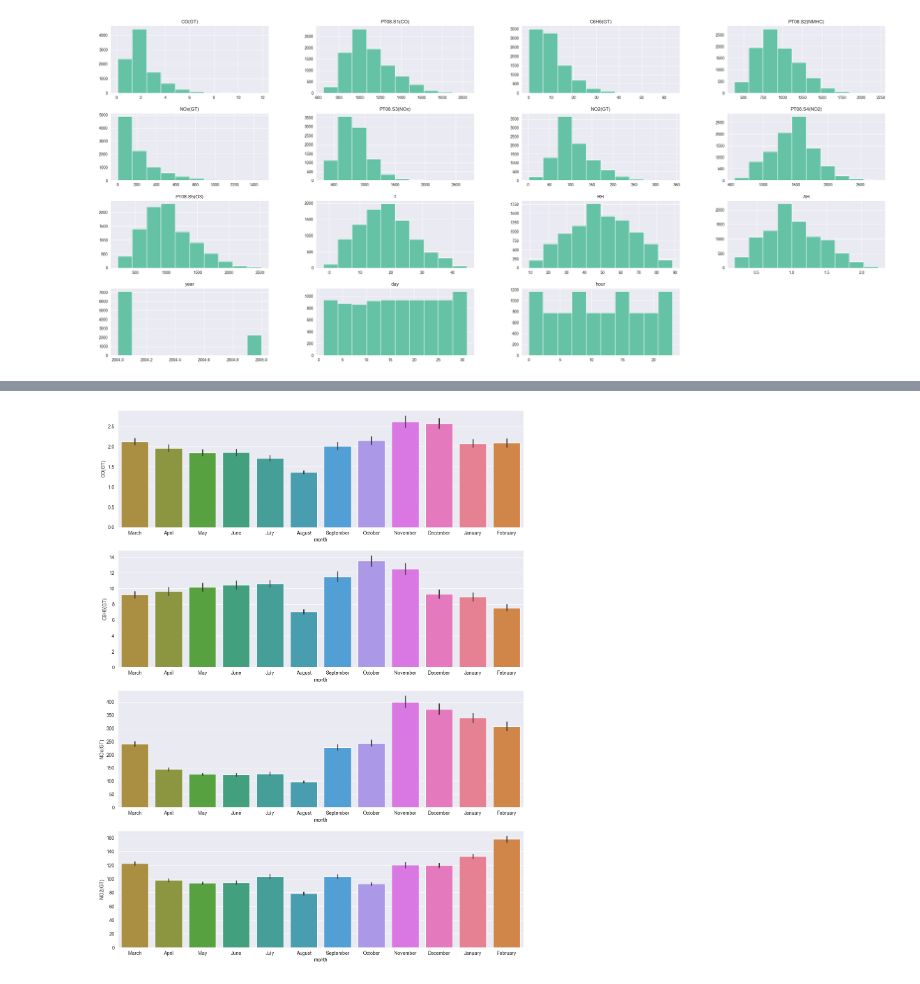
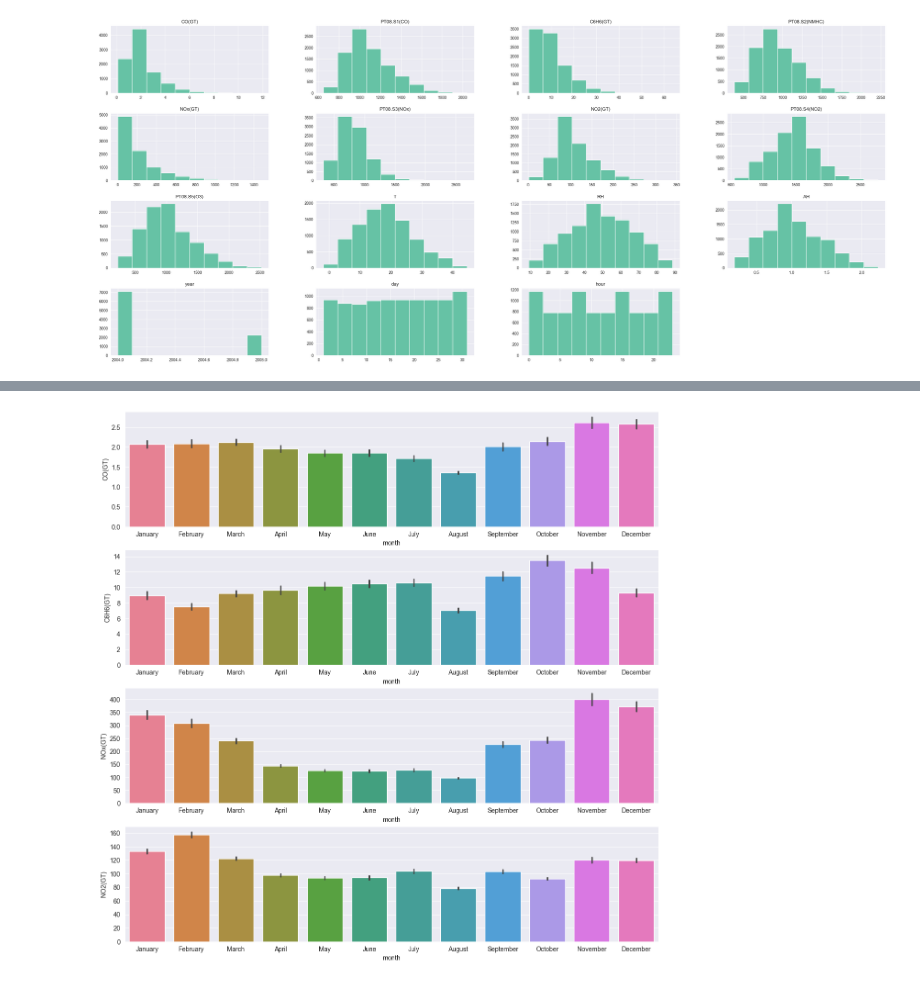
Before and after one commit to stwz13/ml, a Jupyter notebook: lab1_air.ipynb, the cells around one changed output, grey strips where cells are left out. Cells and saved outputs as stored; diff of their text form; code cells hidden in the pictures.

```diff
--- a/lab1_air.ipynb
+++ b/lab1_air.ipynb
@@ -365,7 +367,9 @@ sns.heatmap(data[numeric_columns].corr(), annot=True)
 # %%
 gt_columns = ["CO(GT)", "C6H6(GT)", "NOx(GT)", "NO2(GT)"]
-for column in gt_columns:
-    sns.lineplot(data, x="hour", y=column, markers=True)
+fig, ax = plt.subplots(2, 2, figsize = (30, 15))
+ax_flatten = ax.flatten()
+for i in range(len(gt_columns)):
+    sns.lineplot(data, x="hour", y=gt_columns[i], markers=True, ax=ax_flatten[i])
 
 plt.ylabel("")
 # %% [output]
@@ -374,9 +378,9 @@ Text(0, 0.5, '')
 # %%
 months_order = ["January","February","March", "April", "May", "June", "July", "August", "September", "October", "November", "December"]
-days_order = ["Monday", "Tuesday", "Wednesday", "Thursday", "Friday", "Saturday", "Sunday"]
+data['month'] = pd.Categorical(data['month'], categories=months_order, ordered=True)
 
-fig, ax = plt.subplots(len(gt_columns), 1, figsize = (15, 20))
+fig, ax = plt.subplots(len(gt_columns), 1, figsize = (15, 15))
 for i in range(len(gt_columns)):
     sns.barplot(data, y=gt_columns[i], x="month", hue="month", hue_order=months_order, ax=ax[i])
 # %% [output]
-[figure, old version]
+[figure, new version]
```
Also changed, not shown: parts of 10 cells of this notebook.
